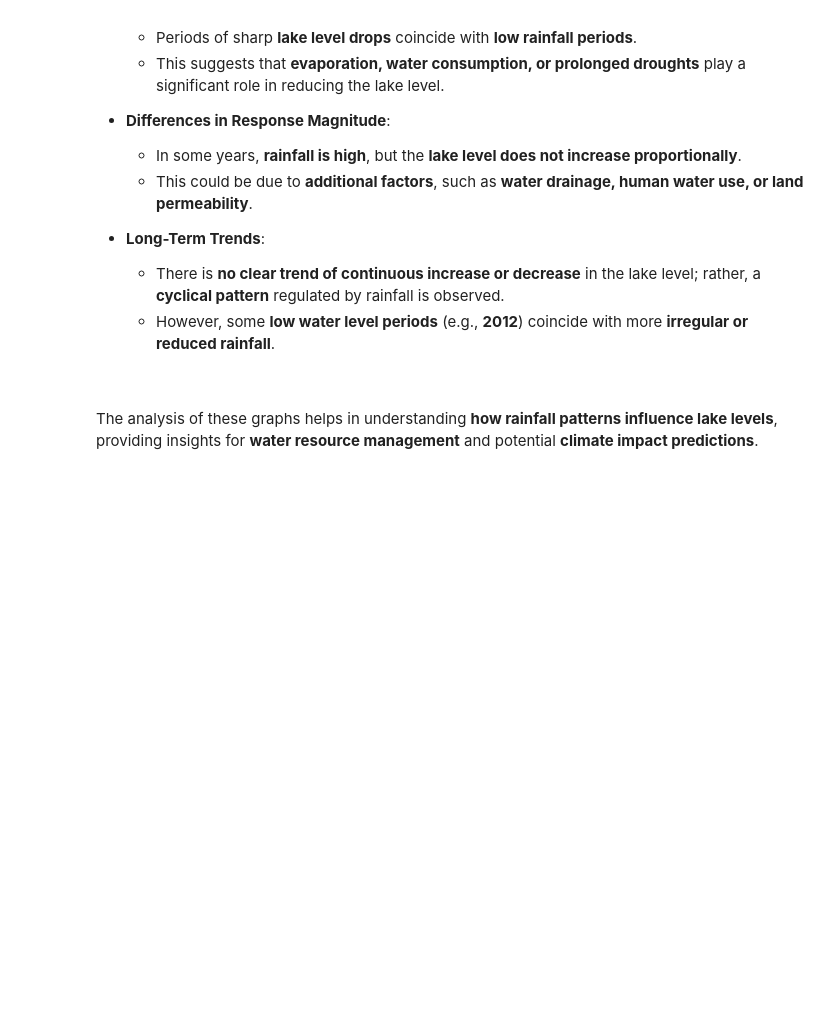
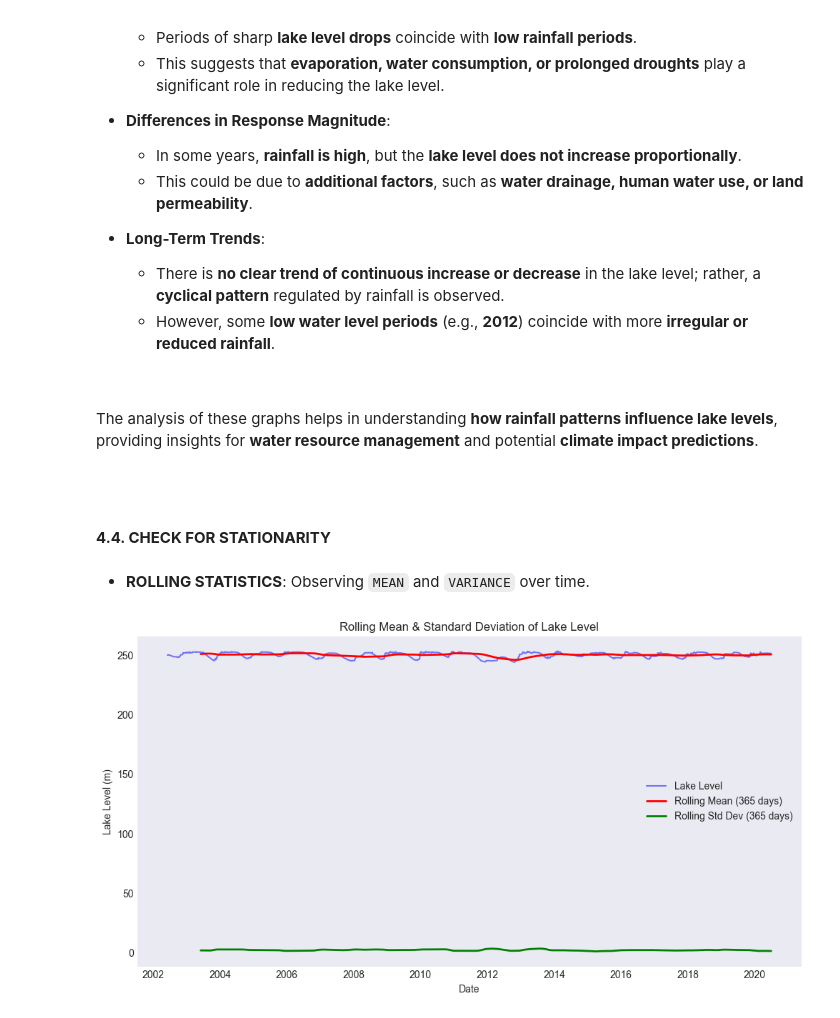
Before and after one commit to jenuzho/SMART-WATER-ANALYTICS-Times-Series, a Jupyter notebook: src/explore.ipynb, the cells around one changed output. Cells and saved outputs as stored; diff of their text form; code cells hidden in the pictures; blank space fills up the shorter version.

Commit message:
4.4. CHECK FOR STATIONARITY

```diff
--- a/src/explore.ipynb
+++ b/src/explore.ipynb
@@ -648,3 +650,31 @@ The third graph combines both datasets, showing the relationship between **Lake
 The analysis of these graphs helps in understanding **how rainfall patterns influence lake levels**, providing insights for **water resource management** and potential **climate impact predictions**.
 
 <br>
+# %% [markdown]
+<br>
+
+**4.4. CHECK FOR STATIONARITY**
+# %% [markdown]
+- **ROLLING STATISTICS**: Observing `MEAN` and `VARIANCE` over time.
+# %%
+# Define rolling window size
+window = 365  # One year for smoothing
+
+# Calculate rolling mean and standard deviation
+rolling_mean = df['Lake_Level'].rolling(window=window).mean()
+rolling_std = df['Lake_Level'].rolling(window=window).std()
+
+# Plot original time series with rolling statistics
+plt.figure(figsize=(12, 6))
+plt.plot(df.index, df['Lake_Level'], label='Lake Level', color='blue', alpha=0.5)
+plt.plot(df.index, rolling_mean, label=f'Rolling Mean ({window} days)', color='red', linewidth=2)
+plt.plot(df.index, rolling_std, label=f'Rolling Std Dev ({window} days)', color='green', linewidth=2)
+
+plt.xlabel('Date')
+plt.ylabel('Lake Level (m)')
+plt.title('Rolling Mean & Standard Deviation of Lake Level')
+plt.legend()
+plt.grid()
+plt.show()
+# %% [output]
+[figure, added]
```
Also changed, not shown: parts of 6 cells of this notebook.
